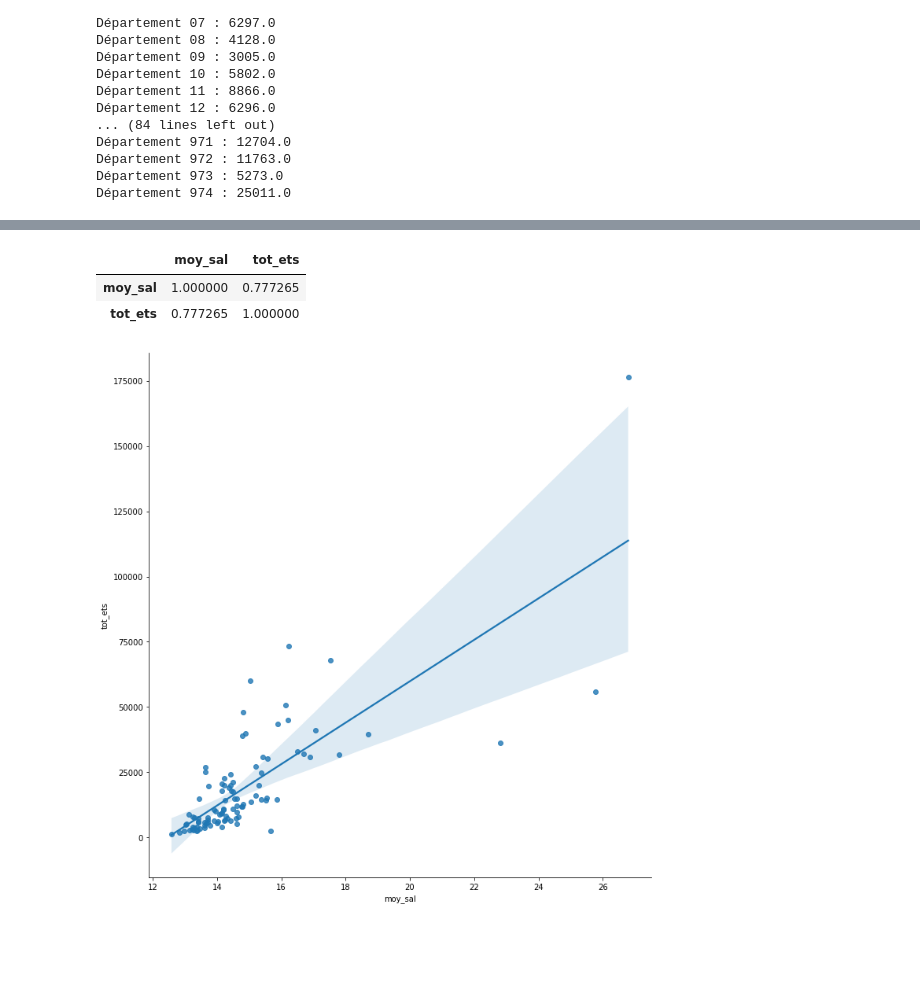
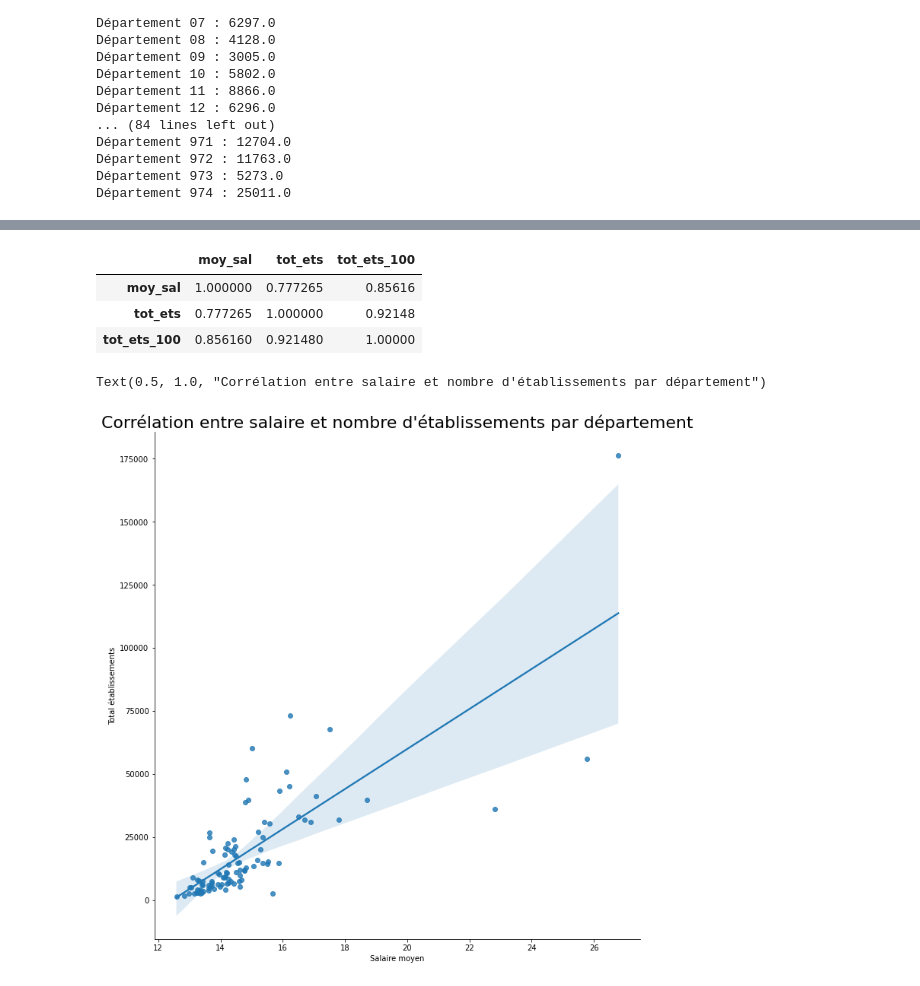
Before and after one commit to Mariehf64/fev23cda_french_industry, a Jupyter notebook: EDA_Vivien_2020/EDA v2.ipynb, the cells around one changed output, grey strips where cells are left out. Cells and saved outputs as stored; diff of their text form; code cells hidden in the pictures; blank space fills up the shorter version.

```diff
--- a/EDA_Vivien_2020/EDA v2.ipynb
+++ b/EDA_Vivien_2020/EDA v2.ipynb
@@ -47,7 +47,7 @@ df.head()
 df_salaires = df[df['SNHM20'].isna() == False].reset_index(drop=True)
 # %%
 #Dataframe avec commune, population, nombre d'entreprises et salaire net moyen
-data = df_salaires[['CODGEO', 'libelle', 'EU_circo', 'reg', 'dep', 'SNHM20', 'ETTOT20', 'PTOT']].reset_index(drop=True)
+data = df_salaires[['CODGEO', 'libelle', 'EU_circo', 'reg', 'dep', 'SNHM20', 'ETTOT20','ETPTEFCP20', 'PTOT']].reset_index(drop=True)
 # %%
 #Ajout d'une colonne ratio nb d'entreprises / population
 data['ratio_ets_pop'] = data.ETTOT20 / data.PTOT
@@ -123,8 +124,3 @@ plt.title("Population vs Salaires")
 # %% [output]
 Text(0.5, 1.0, 'Population vs Salaires')
 [figure]
-# %%
-#Division du dataset en déciles
-
-data_excl_big_cities['deciles_pop'] = pd.qcut(data_excl_big_cities.PTOT, q=10)
-data_excl_big_cities['deciles_salaires'] = pd.qcut(data_excl_big_cities.SNHM20, q=10)
@@ -276,3 +220,10 @@ Département 971 : 12704.0
 Département 972 : 11763.0
 Département 973 : 5273.0
 Département 974 : 25011.0
+# %%
+dep_tot_ets_100 = []
+for i in data_excl_big_cities.dep.unique():
+    data_func = data_excl_big_cities[data_excl_big_cities['dep'] == i]
+    somme =  data_func.ETPTEFCP20.sum()
+    print('Département {} : {}'.format(i, somme))
+    dep_tot_ets_100.append(somme)
@@ -279,18 +248,24 @@ Département 974 : 25011.0
 # %%
-dep_analysis = pd.DataFrame({'dep': dep_list, 'moy_sal': dep_moy_sal, 'tot_ets': dep_tot_ets })
+dep_analysis = pd.DataFrame({'dep': dep_list, 'moy_sal': dep_moy_sal, 'tot_ets': dep_tot_ets, 'tot_ets_100': dep_tot_ets_100})
 # %%
 dep_analysis.corr()
 # %% [output]
-|  | moy_sal | tot_ets |
-| moy_sal | 1.000000 | 0.777265 |
-| tot_ets | 0.777265 | 1.000000 |
+|  | moy_sal | tot_ets | tot_ets_100 |
+| moy_sal | 1.000000 | 0.777265 | 0.85616 |
+| tot_ets | 0.777265 | 1.000000 | 0.92148 |
+| tot_ets_100 | 0.856160 | 0.921480 | 1.00000 |
 # %%
 import seaborn as sns
 
-ax = sns.lmplot(data=dep_analysis, x='moy_sal',
+sns.lmplot(data=dep_analysis, x='moy_sal',
                 y='tot_ets',
                 height=10,
                 aspect=1,
                 )
+
+plt.xlabel('Salaire moyen')
+plt.ylabel('Total établissements')
+plt.title('Corrélation entre salaire et nombre d\'établissements par département', fontsize=22)
 # %% [output]
+Text(0.5, 1.0, "Corrélation entre salaire et nombre d'établissements par département")
-[figure, old version]
+[figure, new version]
```
Also changed, not shown: parts of 10 cells of this notebook.
